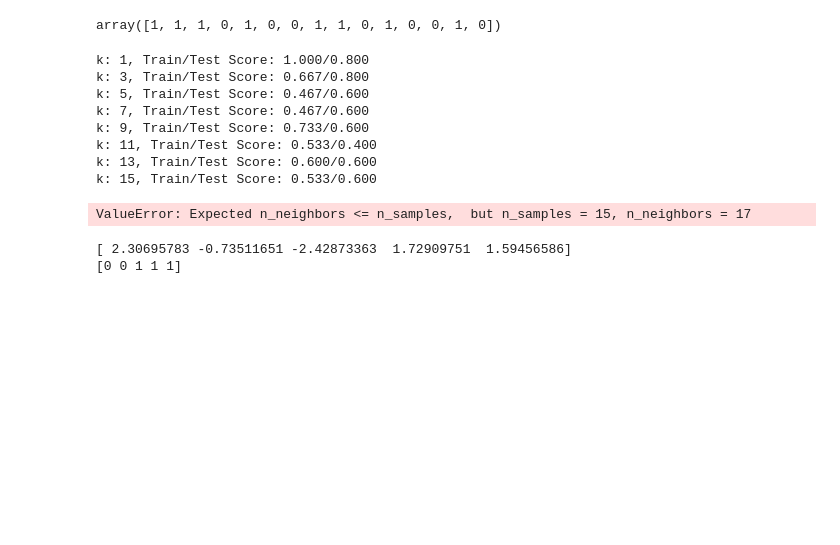
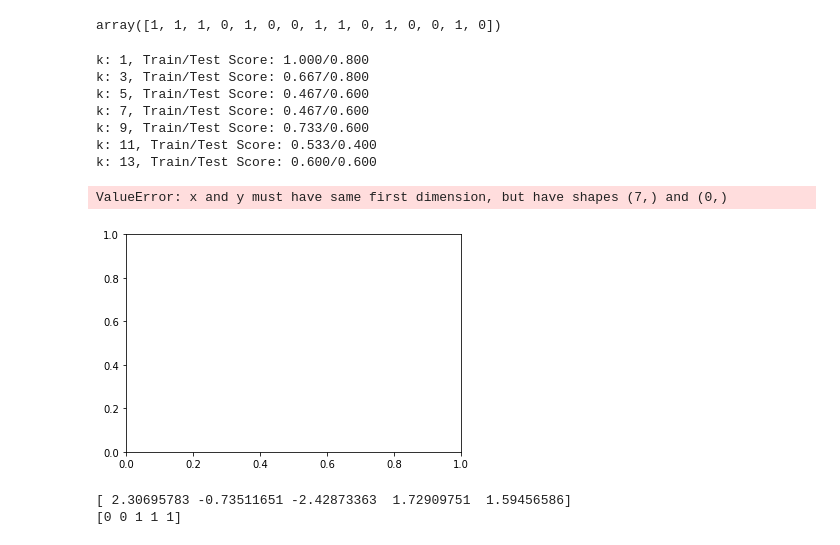
Before and after one commit to michael-bell-mdckc/presentation_three, a Jupyter notebook: notebooks/Quantifying_Classification.ipynb, the cells around one changed output. Drawn from its saved outputs; the diff is of its cells as text; code cells hidden in the pictures; blank space fills up the shorter version.

```diff
--- a/notebooks/Quantifying_Classification.ipynb
+++ b/notebooks/Quantifying_Classification.ipynb
@@ -188,36 +188,36 @@ array([1, 1, 1, 0, 1, 0, 0, 1, 1, 0, 1, 0, 0, 1, 0])
 # %%
 # Loop through different k values to see which has the highest accuracy
 # Note: We only use odd numbers because we don't want any ties
 train_scores = []
 test_scores = []
 for k in range(1, 14, 2):
     knn = KNeighborsClassifier(n_neighbors=k)
 #    knn.fit(X_train, y_train)
     knn.fit(X_train_scaled, y_train)
     train_score = knn.score(X_train_scaled, y_train)
     test_score = knn.score(X_test_scaled, y_test)
 #     train_score = knn.score(X_train, y_train)
 #     test_score = knn.score(X_test, y_test)
 #     train_scores.append(train_score)
     test_scores.append(test_score)
     print(f"k: {k}, Train/Test Score: {train_score:.3f}/{test_score:.3f}")
 
 
-plt.plot(range(1, 20, 2), train_scores, marker='o')
-plt.plot(range(1, 20, 2), test_scores, marker="x")
+plt.plot(range(1, 14, 2), train_scores, marker='o')
+plt.plot(range(1, 14, 2), test_scores, marker="x")
 plt.xlabel("k neighbors")
 plt.ylabel("Testing accuracy Score")
 plt.show()
 # %% [output]
 k: 1, Train/Test Score: 1.000/0.800
 k: 3, Train/Test Score: 0.667/0.800
 k: 5, Train/Test Score: 0.467/0.600
 k: 7, Train/Test Score: 0.467/0.600
 k: 9, Train/Test Score: 0.733/0.600
 k: 11, Train/Test Score: 0.533/0.400
 k: 13, Train/Test Score: 0.600/0.600
-k: 15, Train/Test Score: 0.533/0.600
-ValueError: Expected n_neighbors <= n_samples,  but n_samples = 15, n_neighbors = 17
+ValueError: x and y must have same first dimension, but have shapes (7,) and (0,)
+[figure, added]
 # %%
 # Note that k: 9 provides the best accuracy where the classifier starts to stablize
 knn = KNeighborsClassifier(n_neighbors=9)
```
